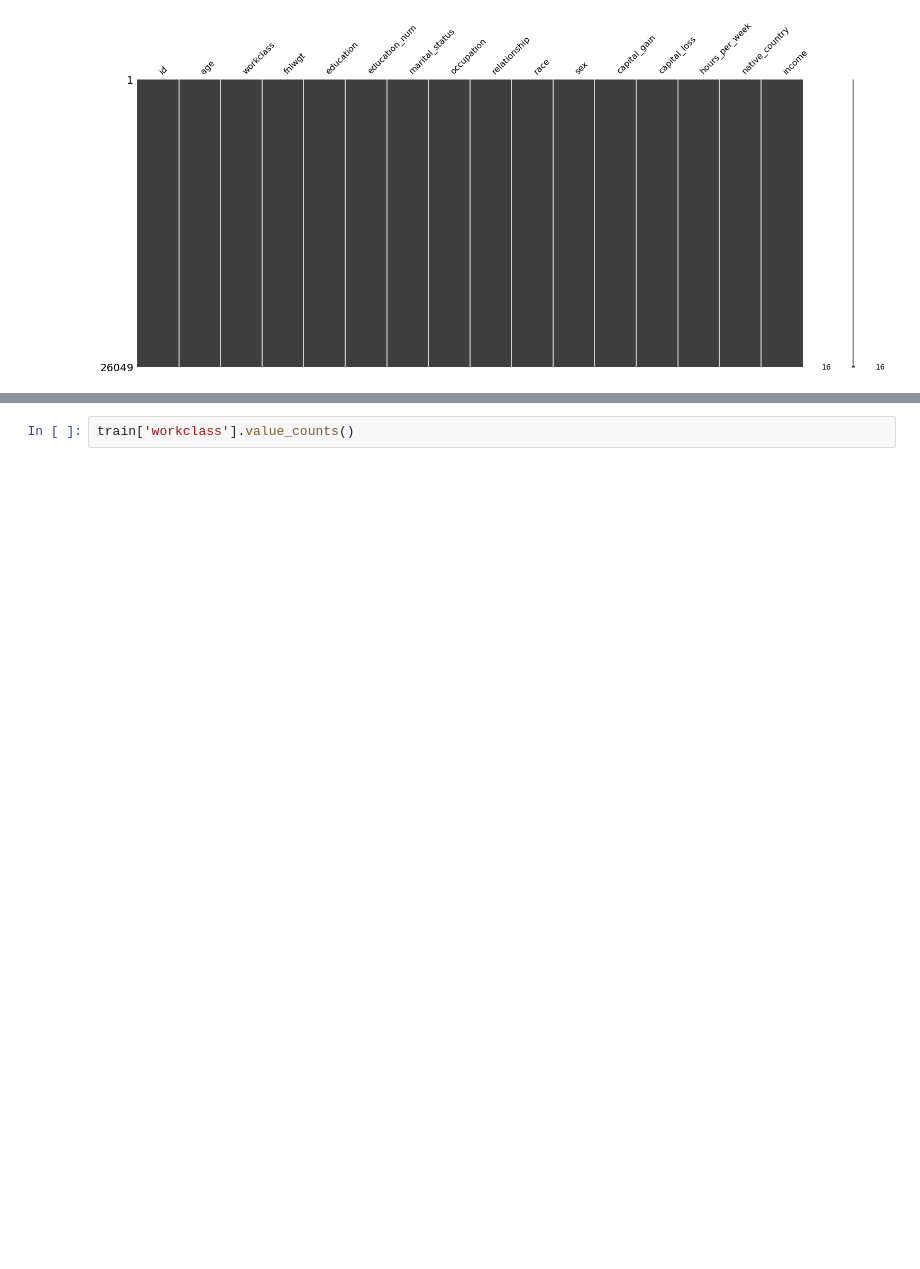
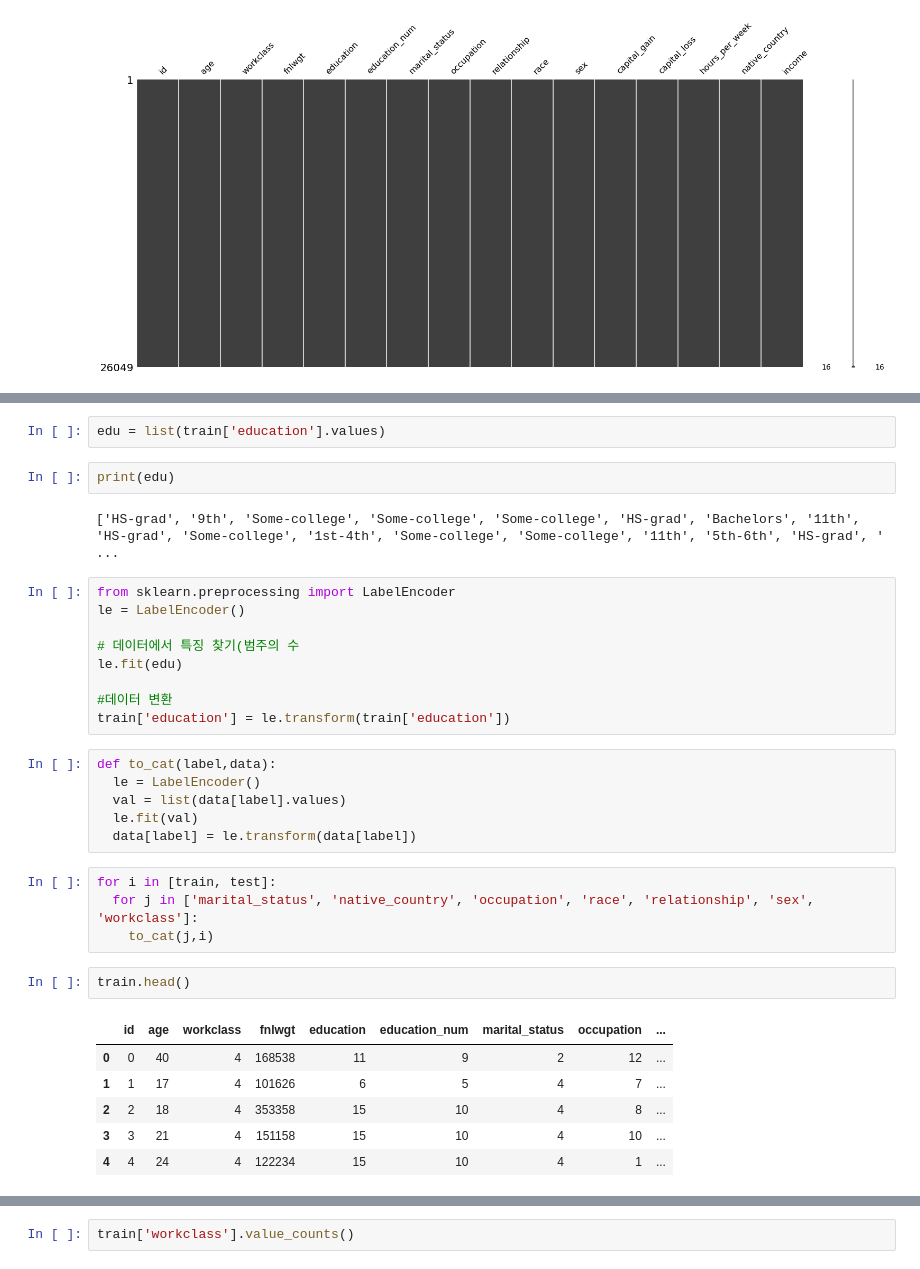
Before and after one commit to gon2gon2/study, a Jupyter notebook: Tacademy/kaggle/gon2gon2.ipynb, the cells around one changed output, grey strips where cells are left out. Drawn from its saved outputs; the diff is of its cells as text; blank space fills up the shorter version.

```diff
--- a/Tacademy/kaggle/gon2gon2.ipynb
+++ b/Tacademy/kaggle/gon2gon2.ipynb
@@ -70,0 +181,34 @@ msno.matrix(train)
+# %%
+edu = list(train['education'].values)
+# %%
+print(edu)
+# %% [output]
+['HS-grad', '9th', 'Some-college', 'Some-college', 'Some-college', 'HS-grad', 'Bachelors', '11th', 'HS-grad', 'Some-college', '1st-4th', 'Some-college', 'Some-college', '11th', '5th-6th', 'HS-grad', ' ...
+# %%
+from sklearn.preprocessing import LabelEncoder
+le = LabelEncoder()
+
+# 데이터에서 특징 찾기(범주의 수
+le.fit(edu)
+
+#데이터 변환
+train['education'] = le.transform(train['education'])
+# %%
+def to_cat(label,data):
+  le = LabelEncoder()
+  val = list(data[label].values)
+  le.fit(val)
+  data[label] = le.transform(data[label])
+# %%
+for i in [train, test]:
+  for j in ['marital_status', 'native_country', 'occupation', 'race', 'relationship', 'sex', 'workclass']:
+    to_cat(j,i)
+# %%
+train.head()
+# %% [output]
+|  | id | age | workclass | fnlwgt | education | education_num | marital_status | occupation | ... |
+| 0 | 0 | 40 | 4 | 168538 | 11 | 9 | 2 | 12 | ... |
+| 1 | 1 | 17 | 4 | 101626 | 6 | 5 | 4 | 7 | ... |
+| 2 | 2 | 18 | 4 | 353358 | 15 | 10 | 4 | 8 | ... |
+| 3 | 3 | 21 | 4 | 151158 | 15 | 10 | 4 | 10 | ... |
+| 4 | 4 | 24 | 4 | 122234 | 15 | 10 | 4 | 1 | ... |
```
Also changed, not shown: parts of 23 cells of this notebook, 4 other files.
